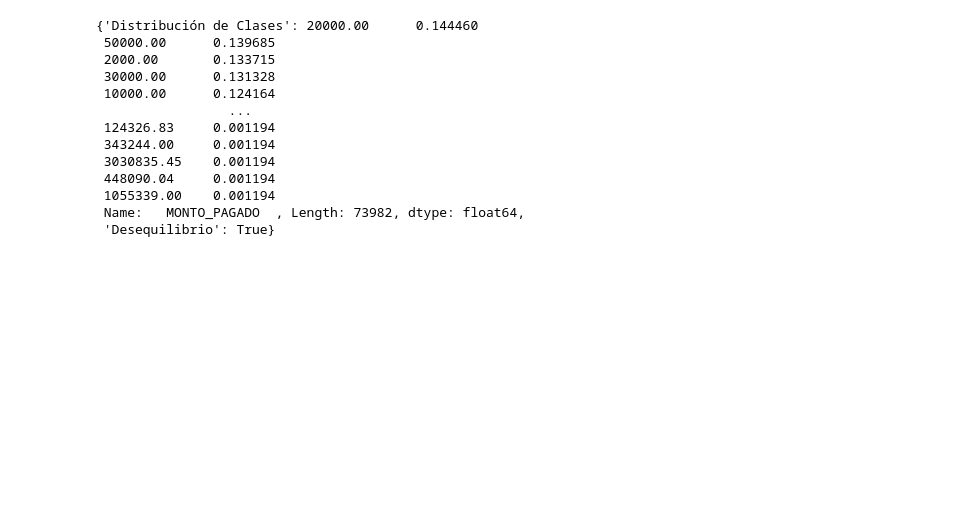
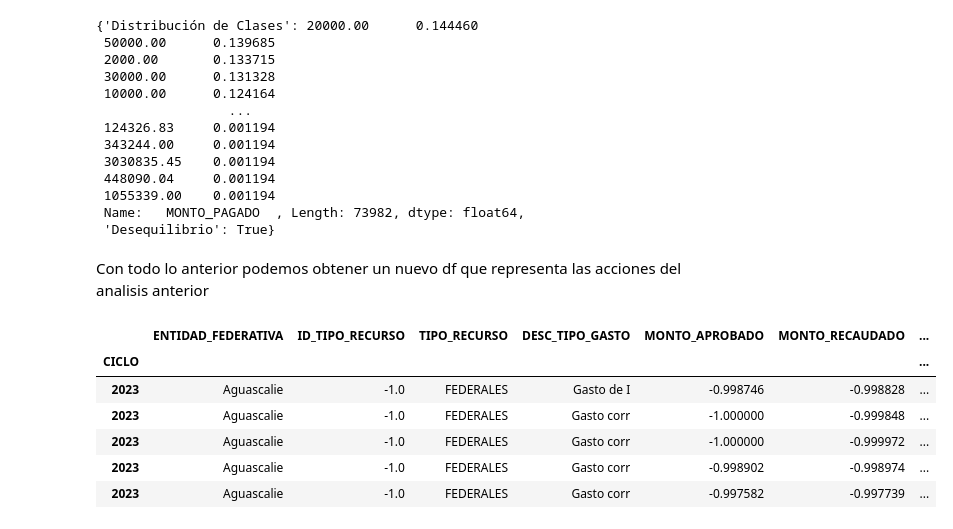
Before and after one commit to KevinBCruzMejia/ProyectoIntegrador, a Jupyter notebook: Avance1_Equipo16_Colab.ipynb, the cells around one changed output. Drawn from its saved outputs; the diff is of its cells as text; code cells hidden in the pictures; blank space fills up the shorter version.

```diff
--- a/Avance1_Equipo16_Colab.ipynb
+++ b/Avance1_Equipo16_Colab.ipynb
@@ -603,6 +603,22 @@ Name:   MONTO_PAGADO  , Length: 73982, dtype: float64
  1055339.00    0.001194
  Name:   MONTO_PAGADO  , Length: 73982, dtype: float64,
  'Desequilibrio': True}
+# %% [markdown]
+Con todo lo anterior podemos obtener un nuevo df que representa las acciones del analisis anterior
+# %%
+# Seleccionar solo algunas columnas del DataFrame original
+nuevas_columnas = ['ENTIDAD_FEDERATIVA', 'ID_TIPO_RECURSO','TIPO_RECURSO', 'DESC_TIPO_GASTO','  MONTO_APROBADO  ','  MONTO_RECAUDADO  ', '  MONTO_EJERCIDO  ','  MONTO_PAGADO  ']
+new_df = df_normalizado[nuevas_columnas]
+# %%
+new_df.head()
+# %% [output]
+|  | ENTIDAD_FEDERATIVA | ID_TIPO_RECURSO | TIPO_RECURSO | DESC_TIPO_GASTO | MONTO_APROBADO | MONTO_RECAUDADO | ... |
+| CICLO |  |  |  |  |  |  | ... |
+| 2023 | Aguascalie | -1.0 | FEDERALES | Gasto de I | -0.998746 | -0.998828 | ... |
+| 2023 | Aguascalie | -1.0 | FEDERALES | Gasto corr | -1.000000 | -0.999848 | ... |
+| 2023 | Aguascalie | -1.0 | FEDERALES | Gasto corr | -1.000000 | -0.999972 | ... |
+| 2023 | Aguascalie | -1.0 | FEDERALES | Gasto corr | -0.998902 | -0.998974 | ... |
+| 2023 | Aguascalie | -1.0 | FEDERALES | Gasto corr | -0.997582 | -0.997739 | ... |
 # %% [markdown]
 ### Conclusiones sobre la Importancia del Preprocesamiento de Datos en EDA
 
```
Also changed, not shown: parts of 2 cells of this notebook.
